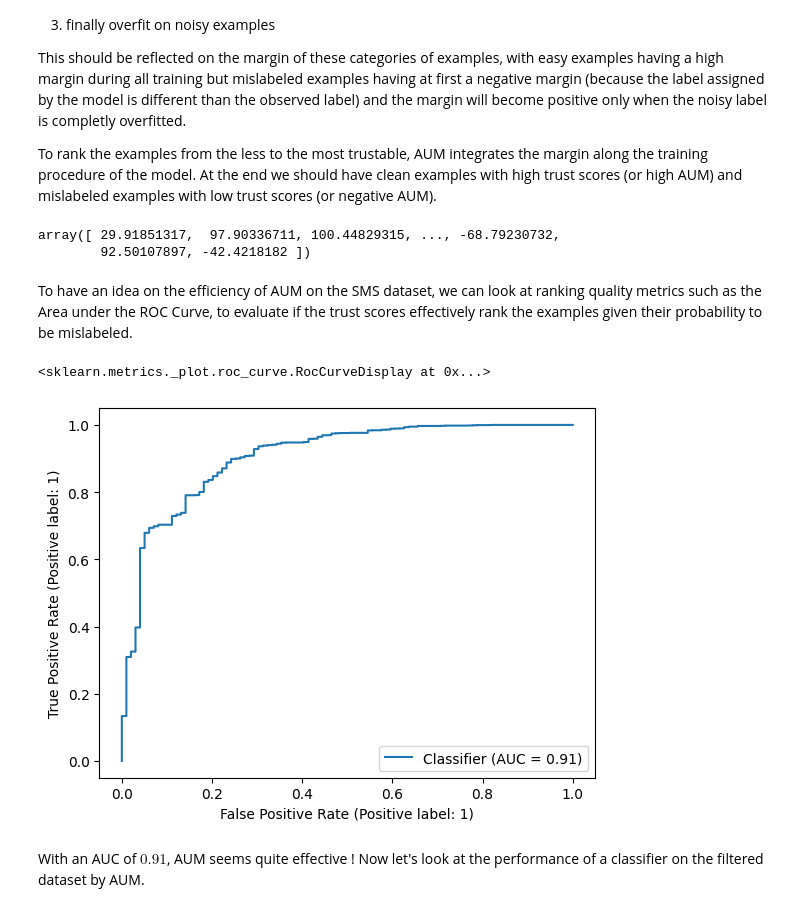
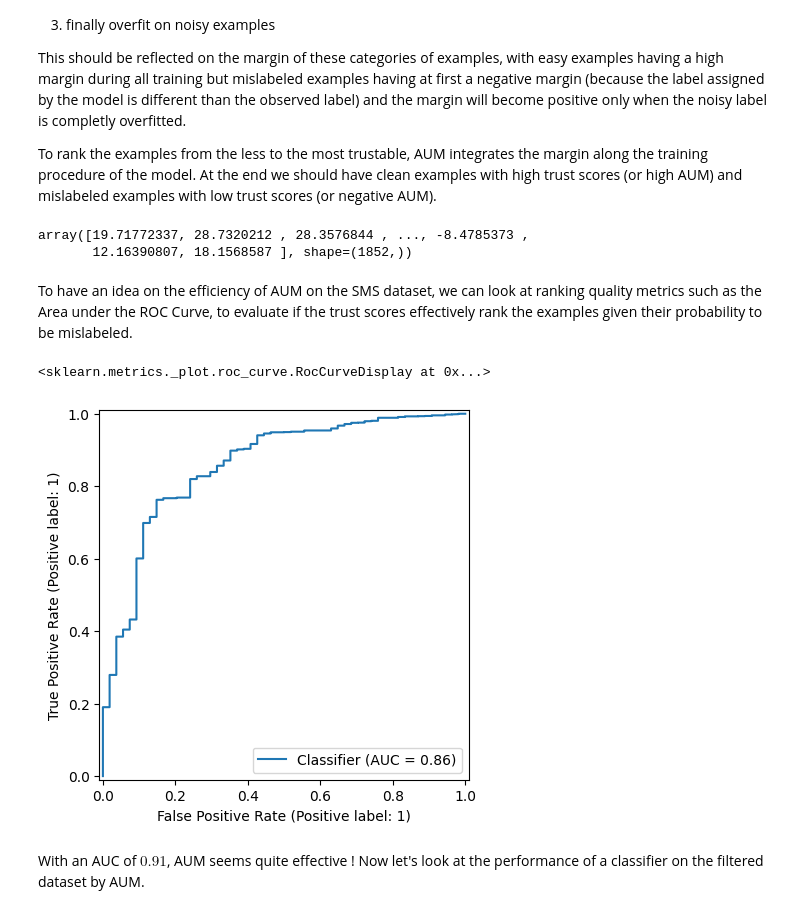
Before and after one commit to Orange-OpenSource/mislabeled, a Jupyter notebook: examples/plot_sms.ipynb, the cells around one changed output. Drawn from its saved outputs; the diff is of its cells as text; code cells hidden in the pictures.

Commit message:
Update plot sms with calibration

```diff
--- a/examples/plot_sms.ipynb
+++ b/examples/plot_sms.ipynb
@@ -133,28 +133,35 @@ Let's introduce one of the detectors from the family of model-based detectors ba
 This should be reflected on the margin of these categories of examples, with easy examples having a high margin during all training but mislabeled examples having at first a negative margin (because the label assigned by the model is different than the observed label) and the margin will become positive only when the noisy label is completly overfitted.
 
 To rank the examples from the less to the most trustable, AUM integrates the margin along the training procedure of the model. At the end we should have clean examples with high trust scores (or high AUM) and mislabeled examples with low trust scores (or negative AUM).
+# %%
+X_train = X_train[y_noisy_train != -1]
+y_train = y_train[y_noisy_train != -1]
+y_noisy_train = y_noisy_train[y_noisy_train != -1]
+clean_train = y_train == y_noisy_train
 # %%
 import warnings
 from sklearn.exceptions import ConvergenceWarning
 from mislabeled.detect.detectors import AreaUnderMargin
+from mislabeled.probe import Margin, Probabilities
 
 aum = AreaUnderMargin(classifier)
+aum.probe = Margin(Probabilities())
 with warnings.catch_warnings():
     warnings.filterwarnings("ignore", category=ConvergenceWarning)
-    aum_trust_scores = aum.trust_score(X, y_noisy)
+    aum_trust_scores = aum.trust_score(X_train, y_noisy_train)
 aum_trust_scores
 # %% [output]
-array([ 29.91851317,  97.90336711, 100.44829315, ..., -68.79230732,
-        92.50107897, -42.4218182 ])
+array([19.71772337, 28.7320212 , 28.3576844 , ..., -8.4785373 ,
+       12.16390807, 18.1568587 ], shape=(1852,))
 # %% [markdown]
 To have an idea on the efficiency of AUM on the SMS dataset, we can look at ranking quality metrics such as the Area under the ROC Curve, to evaluate if the trust scores effectively rank the examples given their probability to be mislabeled.
 # %%
 from sklearn.metrics import RocCurveDisplay
 
-RocCurveDisplay.from_predictions(y == y_noisy, aum_trust_scores)
+RocCurveDisplay.from_predictions(clean_train, aum_trust_scores)
 # %% [output]
 <sklearn.metrics._plot.roc_curve.RocCurveDisplay at 0x...>
-[figure, old version]
+[figure, new version]
 # %% [markdown]
 With an AUC of $0.91$, AUM seems quite effective ! Now let's look at the performance of a classifier on the filtered dataset by AUM.
 # %%
```
Also changed, not shown: parts of 18 cells of this notebook.
